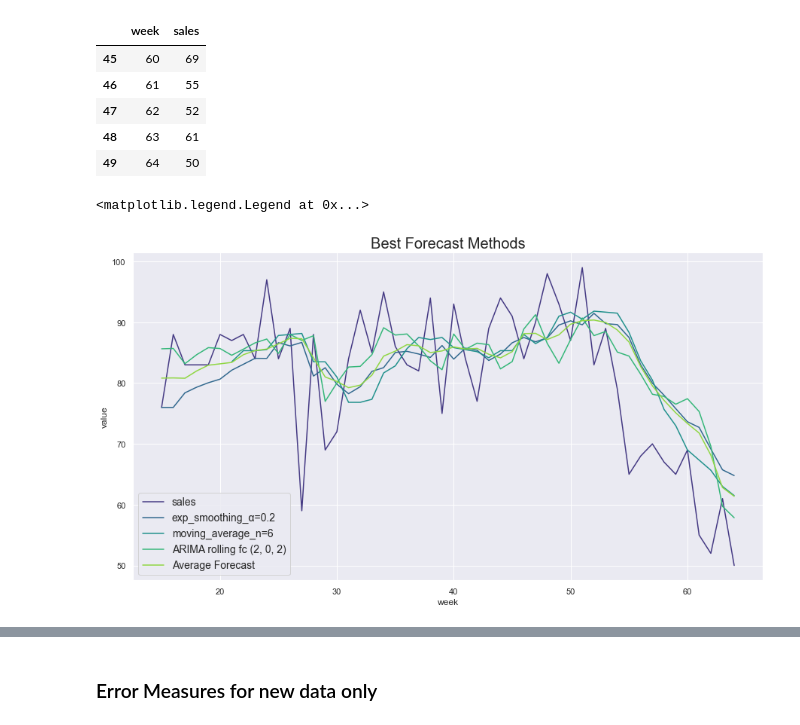
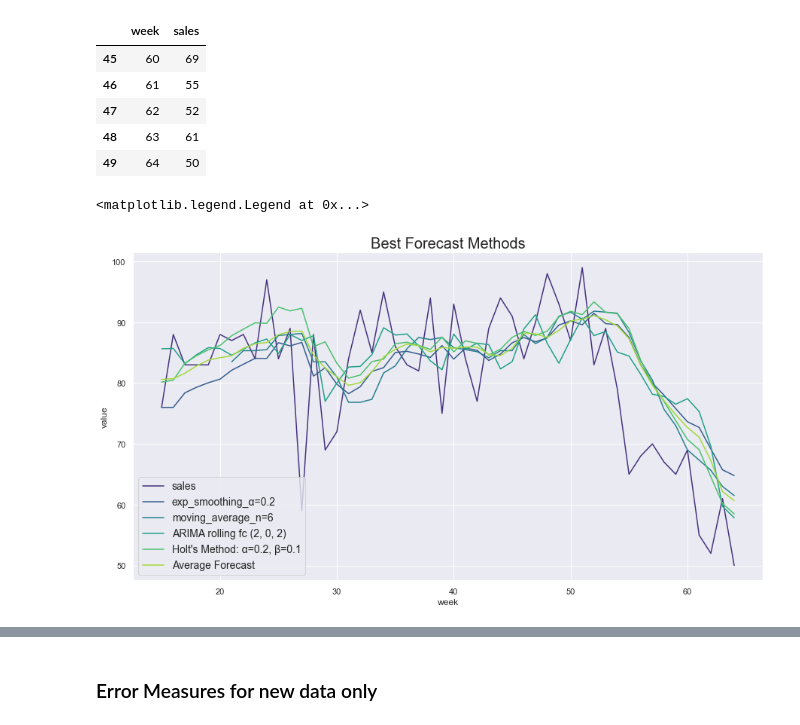
Before and after one commit to m-j-w-f/SCM, a Jupyter notebook: SCM_Forecasting.ipynb, the cells around one changed output, grey strips where cells are left out. Saved outputs shown, nothing was run; the diff lists cells and outputs as text; code cells hidden in the pictures.

Commit message:
added Holt's method

```diff
--- a/SCM_Forecasting.ipynb
+++ b/SCM_Forecasting.ipynb
@@ -170,0 +174,17 @@ graph.legend(loc=4, prop={'size': 14})
+# %%
+from statsmodels.tsa.holtwinters import Holt
+
+def add_holt(df, alpha, beta):
+    model = Holt(df.sales, initialization_method="estimated")
+    fit = model.fit(smoothing_level=alpha, smoothing_trend=beta, optimized=False)
+    fc = fit.fittedvalues
+    df.insert(loc=len(df.columns), column=f"Holt's Method: α={alpha.round(1)}, β={beta.round(1)}", value=fc)
+
+
+for a in np.array([0.1, 0.2, 0.3]):
+    for b in np.array([0.1, 0.2, 0.3]):
+        add_holt(weekly_sales_cut_holt, alpha=a, beta=b)
+
+graph = sns.lineplot(data=pd.melt(weekly_sales_cut_holt, ['week']), x="week", y="value", hue="variable", palette="viridis")
+graph.set_title("Holt's Method", size=20)
+graph.legend(loc=4, prop={'size': 14})
@@ -275,29 +300,30 @@ weekly_sales_cut_contd.tail()
 # %%
 def add_arima_rolling_forecast(df, cutoff_week, order):
     for i in range(len(df)-weekly_sales_cut_contd[weekly_sales_cut_contd.week == 52].index[0]-1):
         train = df[df.week <= cutoff_week+i].sales
         model = ARIMA(train, order=order)
         results = model.fit()
         if i == 0: predictions = results.fittedvalues.to_list()
         prediction = results.forecast(steps=1).values[0]
         predictions.append(prediction)
     df.insert(loc=len(df.columns), column=f"ARIMA rolling fc {order}", value=predictions)
 
 # adding the 3 best Forecasts
 add_exponential_smoothing_forecast(df=weekly_sales_cut_contd, a=np.float64(0.2))
 add_rolling_average_forecast(df=weekly_sales_cut_contd, n=6)
 add_arima_rolling_forecast(df=weekly_sales_cut_contd, cutoff_week = 52, order=(2,0,2))
+add_holt(df=weekly_sales_cut_contd, alpha=np.float64(0.2), beta=np.float64(0.1))
 
 # adding a average Forecast
 weekly_sales_cut_contd["Average Forecast"] = weekly_sales_cut_contd.drop(["week", "sales"], axis=1).mean(axis=1)
 
 
 graph = sns.lineplot(data=pd.melt(weekly_sales_cut_contd, ['week']), x="week", y="value", hue="variable", palette="viridis")
 graph.set_title("Best Forecast Methods", size=20)
 graph.legend(loc=3, prop={'size': 14})
 # %% [output]
 <matplotlib.legend.Legend at 0x...>
-[figure, old version]
+[figure, new version]
 # %%
 weekly_sales_cut_contd.tail(12)
 # %% [output]
```
Also changed, not shown: parts of 9 cells of this notebook.
